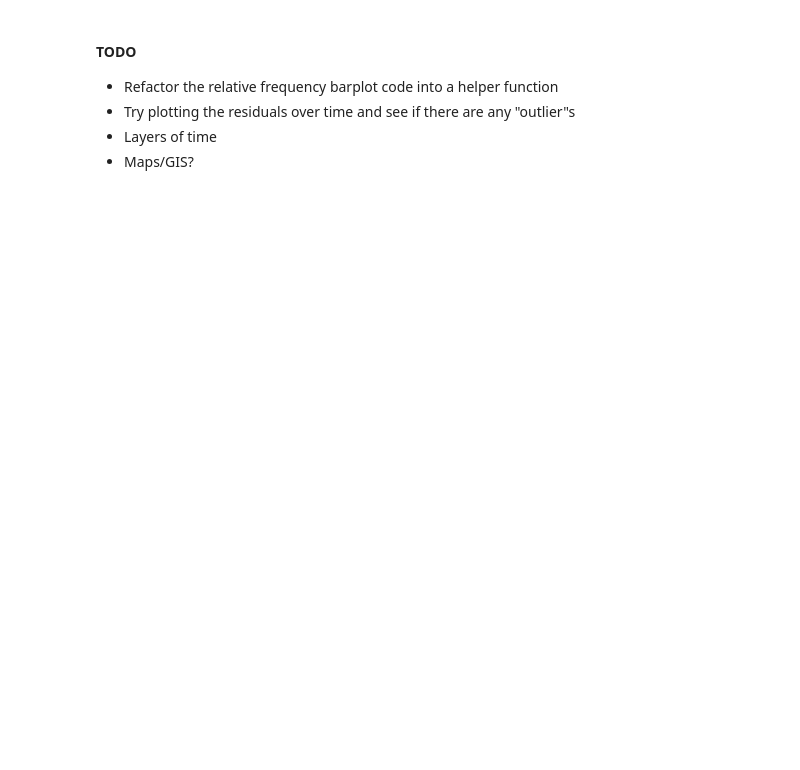
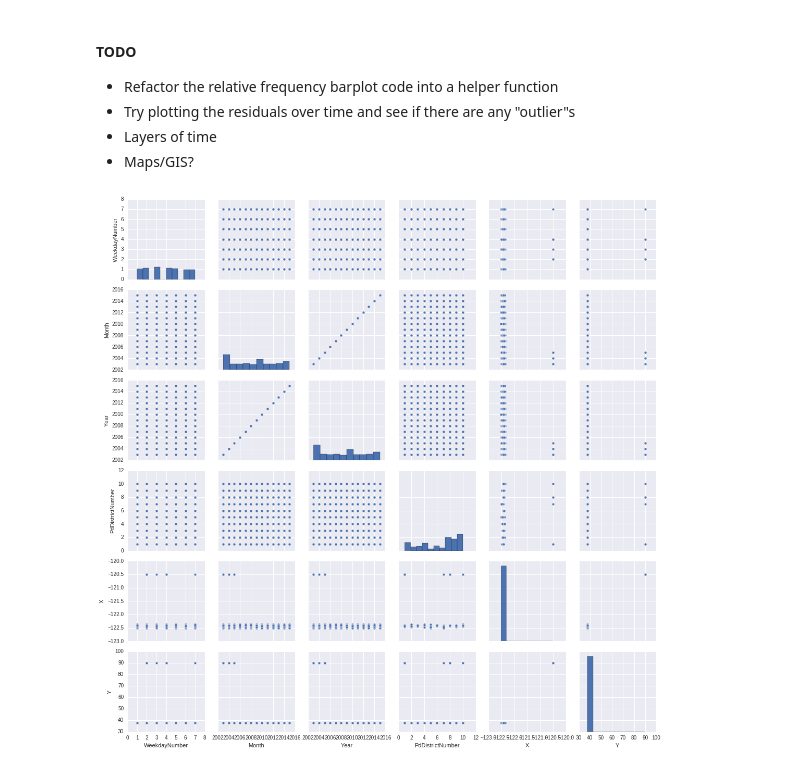
Before and after one commit to greenteawarrior/DataScience16CYOA, a Jupyter notebook: exploration.ipynb, the cells around one changed output. Saved outputs shown, nothing was run; the diff lists cells and outputs as text; code cells hidden in the pictures; blank space fills up the shorter version.

```diff
--- a/exploration.ipynb
+++ b/exploration.ipynb
@@ -215,3 +217,30 @@ _ = plt.legend(bbox_to_anchor=(1.05, 1), loc=2)
 * Try plotting the residuals over time and see if there are any "outlier"s
 * Layers of time
 * Maps/GIS?
+# %%
+# NEW FEATURE: WeekdayNumber
+
+sfcrime['WeekdayNumber'] = sfcrime['DayOfWeek']
+sfcrime.loc[sfcrime["DayOfWeek"] == "Monday", "WeekdayNumber"] = 1
+sfcrime.loc[sfcrime["DayOfWeek"] == "Tuesday", "WeekdayNumber"] = 2
+sfcrime.loc[sfcrime["DayOfWeek"] == "Wednesday", "WeekdayNumber"] = 3
+sfcrime.loc[sfcrime["DayOfWeek"] == "Thursday", "WeekdayNumber"] = 4
+sfcrime.loc[sfcrime["DayOfWeek"] == "Friday", "WeekdayNumber"] = 5
+sfcrime.loc[sfcrime["DayOfWeek"] == "Saturday", "WeekdayNumber"] = 6
+sfcrime.loc[sfcrime["DayOfWeek"] == "Sunday", "WeekdayNumber"] = 7
+# %%
+# NEW FEATURE: PdDistrictNumber
+
+sfcrime['PdDistrictNumber'] = sfcrime['PdDistrict']
+sfcrime.loc[sfcrime["PdDistrict"] == "NORTHERN", "PdDistrictNumber"] = 1
+sfcrime.loc[sfcrime["PdDistrict"] == "PARK", "PdDistrictNumber"] = 2
+sfcrime.loc[sfcrime["PdDistrict"] == "INGLESIDE", "PdDistrictNumber"] = 3
+sfcrime.loc[sfcrime["PdDistrict"] == "BAYVIEW", "PdDistrictNumber"] = 4
+sfcrime.loc[sfcrime["PdDistrict"] == "RICHMOND", "PdDistrictNumber"] = 5
+sfcrime.loc[sfcrime["PdDistrict"] == "CENTRAL", "PdDistrictNumber"] = 6
+sfcrime.loc[sfcrime["PdDistrict"] == "TARAVAL", "PdDistrictNumber"] = 7
+sfcrime.loc[sfcrime["PdDistrict"] == "TENDERLOIN", "PdDistrictNumber"] = 8
+sfcrime.loc[sfcrime["PdDistrict"] == "MISSION", "PdDistrictNumber"] = 9
+sfcrime.loc[sfcrime["PdDistrict"] == "SOUTHERN", "PdDistrictNumber"] = 10
+# %%
+sfcrime_warrants = sfcrime[sfcrime['Category'] == 'WARRANTS']
@@ -217,0 +251,5 @@ _ = plt.legend(bbox_to_anchor=(1.05, 1), loc=2)
+# %%
+pp = sns.pairplot(sfcrime_warrants, vars=['WeekdayNumber', 'Month', 'Year', 'PdDistrictNumber', 'X', 'Y'])
+# pp.set(xlim=(0, 10), ylim=(0, 10))
+# %% [output]
+[figure, added]
```
Also changed, not shown: parts of 6 cells of this notebook.
